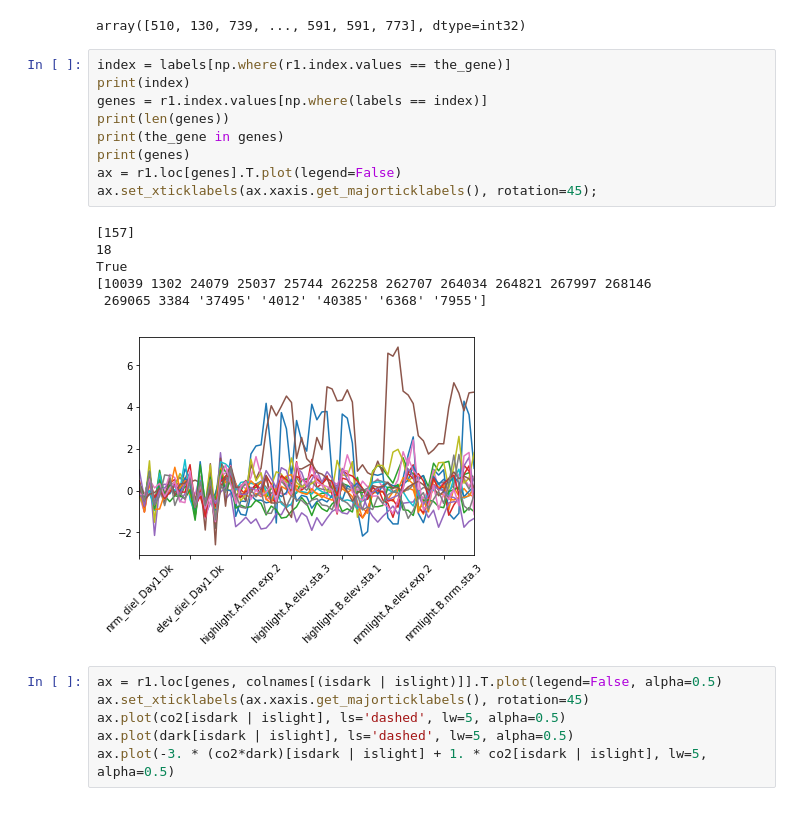
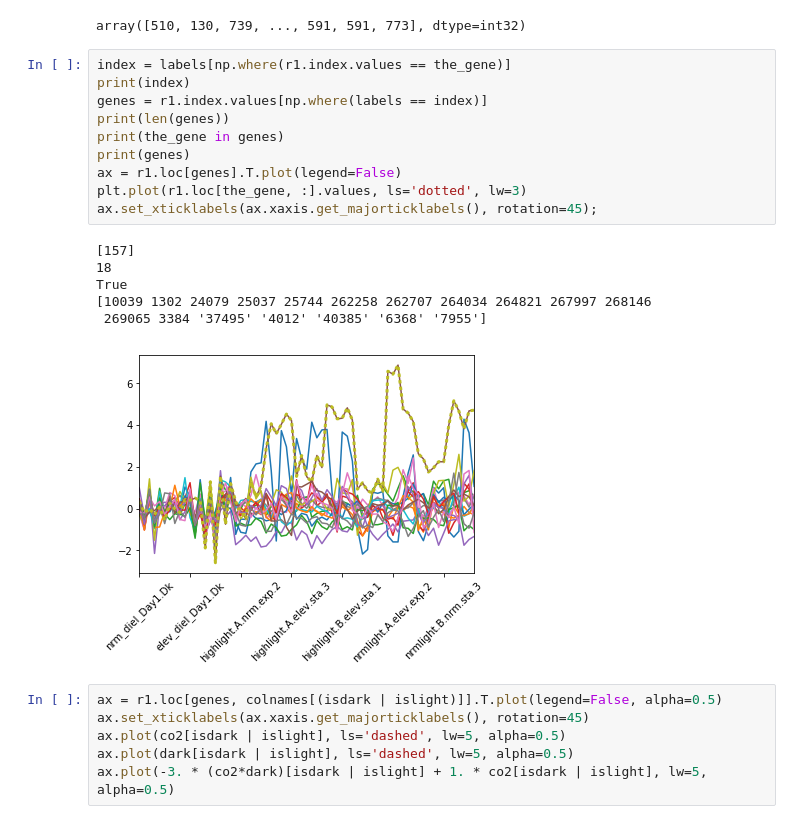
Before and after one commit to djreiss/diatoms, a Jupyter notebook: Untitled.ipynb, the cells around one changed output. Cells and saved outputs as stored; diff of their text form.

```diff
--- a/Untitled.ipynb
+++ b/Untitled.ipynb
@@ -300,19 +300,20 @@ array([510, 130, 739, ..., 591, 591, 773], dtype=int32)
 # %%
 index = labels[np.where(r1.index.values == the_gene)]
 print(index)
 genes = r1.index.values[np.where(labels == index)]
 print(len(genes))
 print(the_gene in genes)
 print(genes)
 ax = r1.loc[genes].T.plot(legend=False)
+plt.plot(r1.loc[the_gene, :].values, ls='dotted', lw=3)
 ax.set_xticklabels(ax.xaxis.get_majorticklabels(), rotation=45);
 # %% [output]
 [157]
 18
 True
 [10039 1302 24079 25037 25744 262258 262707 264034 264821 267997 268146
  269065 3384 '37495' '4012' '40385' '6368' '7955']
-[figure, old version]
+[figure, new version]
 # %%
 ax = r1.loc[genes, colnames[(isdark | islight)]].T.plot(legend=False, alpha=0.5)
 ax.set_xticklabels(ax.xaxis.get_majorticklabels(), rotation=45)
```
Also changed, not shown: parts of 7 cells of this notebook.
